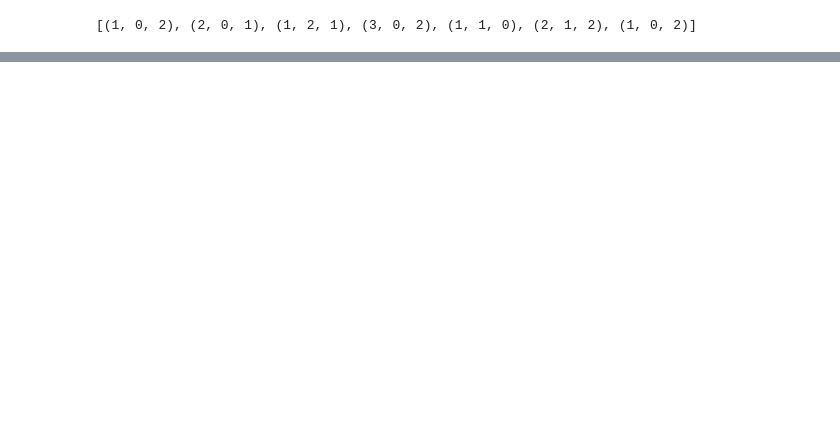
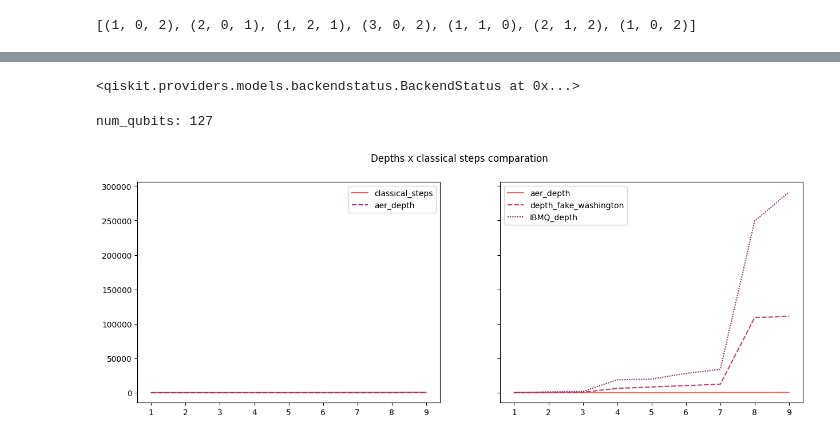
Before and after one commit to Dpbm/scientific-research-1-quantum-oracles, a Jupyter notebook: code/hanoi-tower.ipynb, the cells around one changed output, grey strips where cells are left out. Saved outputs shown, nothing was run; the diff lists cells and outputs as text; code cells hidden in the pictures; blank space fills up the shorter version.

```diff
--- a/code/hanoi-tower.ipynb
+++ b/code/hanoi-tower.ipynb
@@ -282,0 +303,44 @@ Top measurments: 001000000
+# %%
+service = QiskitRuntimeService()
+options = Options(optimization_level=3)
+options.execution.shots = 1000
+# %%
+ibm_backend = service.least_busy(operational=True, simulator=False)
+display(ibm_backend.status())
+print(f'num_qubits: {ibm_backend.num_qubits}')
+# %% [output]
+<qiskit.providers.models.backendstatus.BackendStatus at 0x...>
+num_qubits: 127
+# %%
+
+def get_depth(start=1, end=10, backend=AerSimulator()):
+    depths = pd.Series(dtype=np.int32)
+
+    for n in trange(start, end):
+        circuit = auto_hanoi(n, enable_display=False)
+        depths[n] = transpile(circuit, backend=backend).depth()
+
+    return depths
+
+start = 1
+end = 10
+depths = get_depth(start=start, end=end)
+washington_depths = get_depth(start=start, end=end, backend=FakeWashington())
+ibmq_depths = get_depth(start=start, end=end, backend=ibm_backend)
+# %%
+hanoi_steps = lambda n: len(hanoi(n, 1, 2, 3, []))
+vec_hanoi = np.vectorize(hanoi_steps)
+range_ = np.arange(start, end)
+total_steps = pd.Series(vec_hanoi(range_), index=range_, dtype=np.int32)
+# %%
+df = pd.DataFrame({"aer_depth":depths, "depth_fake_washington":washington_depths, "IBMQ_depth":ibmq_depths, "classical_steps":total_steps}, columns=["aer_depth", "depth_fake_washington", "IBMQ_depth", "classical_steps"])
+
+fig, (ax1, ax2) = plt.subplots(1, 2, figsize=(15, 5), sharey=True)
+fig.suptitle('Depths x classical steps comparation')
+
+sns.lineplot(ax=ax1, data=df[["classical_steps", "aer_depth"]], palette="flare")
+sns.lineplot(ax=ax2, data=df[["aer_depth", "depth_fake_washington", "IBMQ_depth"]], palette="flare")
+plt.savefig(get_image_path("hanoi_depths_comparation.png"))
+plt.show()
+# %% [output]
+[figure, added]
```
Also changed, not shown: parts of 13 cells of this notebook, 9 other files.
